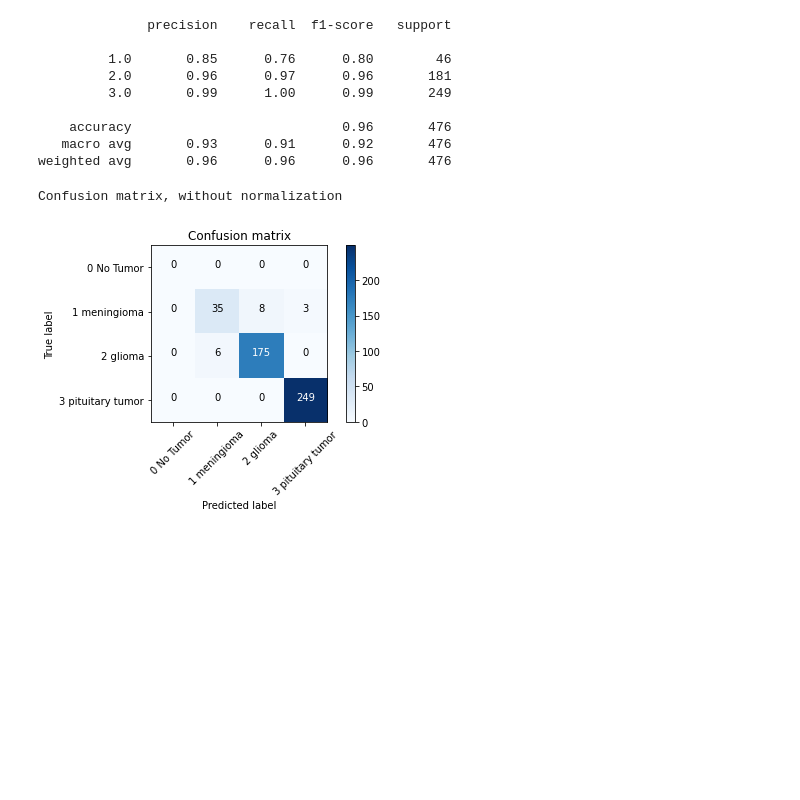
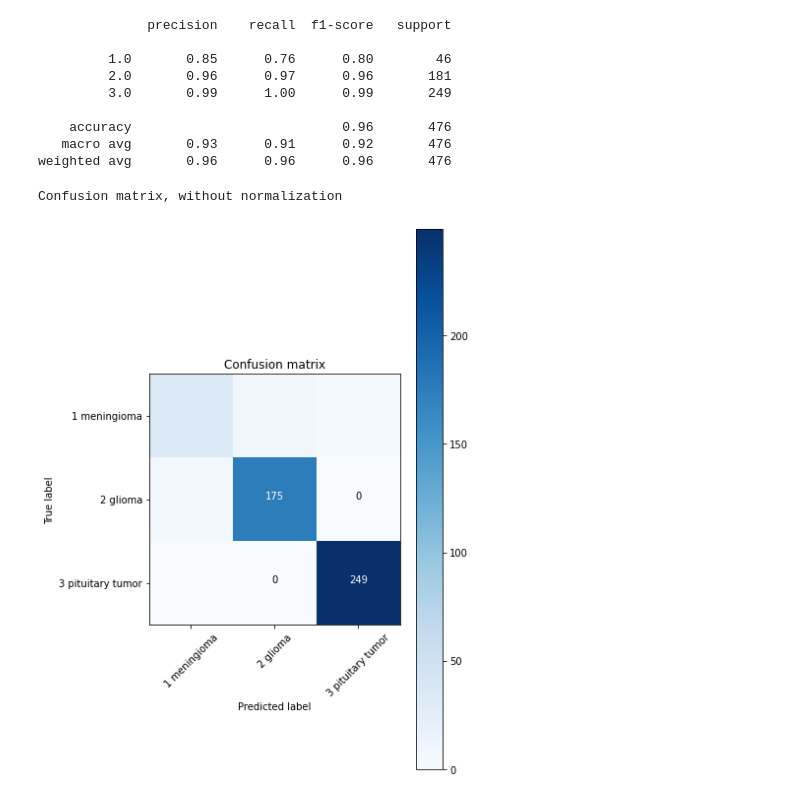
Before and after one commit to ggirlk/portf-draft, a Jupyter notebook: V0.ipynb, the cells around one changed output. Cells and saved outputs as stored; diff of their text form; code cells hidden in the pictures; blank space fills up the shorter version.

```diff
--- a/V0.ipynb
+++ b/V0.ipynb
@@ -44,8 +44,11 @@ f = h5py.File('../brain_tumor_dataset/all/2.mat','r')
 img = f.get("cjdata/image")
 mask = f.get("cjdata/tumorMask")
 #img = np.array(img) # For converting to a NumPy array
-img = np.expand_dims(np.array(img), axis=2)
-mask = np.expand_dims(np.array(mask), axis=2)
+#img = np.expand_dims(np.array(img), axis=2)
+#mask = np.expand_dims(np.array(mask), axis=2)
+
+img = np.array(img)
+mask = np.array(mask)
 # %%
 img.shape, mask.shape
 # %% [output]
@@ -283,7 +290,7 @@ def plot_confusion_matrix(cm, classes,
 
     fmt = '.2f' if normalize else 'd'
     thresh = cm.max() / 2.
-    for i, j in itertools.product(range(cm.shape[0]), range(cm.shape[1])):
+    for i, j in itertools.product(range(1, cm.shape[0]), range(1, cm.shape[1])):
         plt.text(j, i, format(cm[i, j], fmt),
                  horizontalalignment="center",
                  color="white" if cm[i, j] > thresh else "black")
@@ -309,8 +316,8 @@ print(classification_report(y_test, yhat))
 weighted avg       0.96      0.96      0.96       476
 # %%
 # Plot non-normalized confusion matrix
-plt.figure()
-plot_confusion_matrix(np.array(cnf_matrix), classes=['0 No Tumor', '1 meningioma', '2 glioma', '3 pituitary tumor'], normalize=False,  title='Confusion matrix')
+plt.figure(figsize=(6, 8))
+plot_confusion_matrix(np.array(cnf_matrix[1:, 1:]), classes=['1 meningioma', '2 glioma', '3 pituitary tumor'], normalize=False,  title='Confusion matrix')
 # %% [output]
 Confusion matrix, without normalization
-[figure, old version]
+[figure, new version]
```
Also changed, not shown: parts of 3 cells of this notebook.
